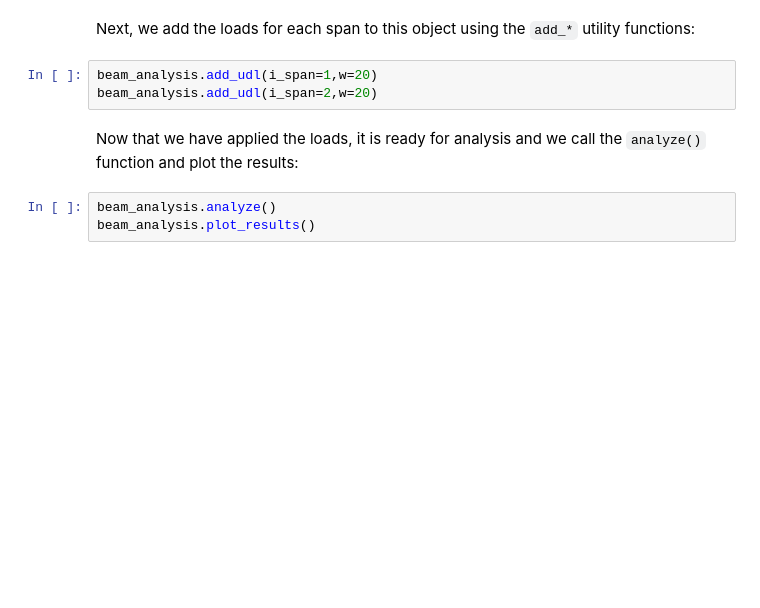
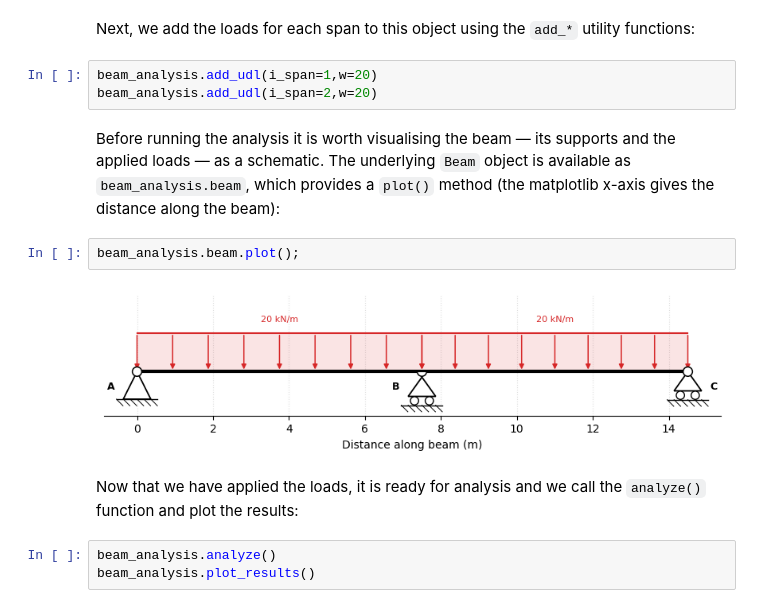
Before and after one commit to ccaprani/pycba, a Jupyter notebook: docs/source/notebooks/intro.ipynb, the cells around one changed output. Saved outputs shown, nothing was run; the diff lists cells and outputs as text; blank space fills up the shorter version.

```diff
--- a/docs/source/notebooks/intro.ipynb
+++ b/docs/source/notebooks/intro.ipynb
@@ -38,6 +38,12 @@ Next, we add the loads for each span to this object using the `add_*` utility fu
 # %%
 beam_analysis.add_udl(i_span=1,w=20)
 beam_analysis.add_udl(i_span=2,w=20)
+# %% [markdown]
+Before running the analysis it is worth visualising the beam — its supports and the applied loads — as a schematic. The underlying `Beam` object is available as `beam_analysis.beam`, which provides a `plot()` method (the matplotlib x-axis gives the distance along the beam):
+# %%
+beam_analysis.beam.plot();
+# %% [output]
+[figure, added]
 # %% [markdown]
 Now that we have applied the loads, it is ready for analysis and we call the `analyze()` function and plot the results:
 # %%
```
Also changed, not shown: parts of 4 cells of this notebook.
